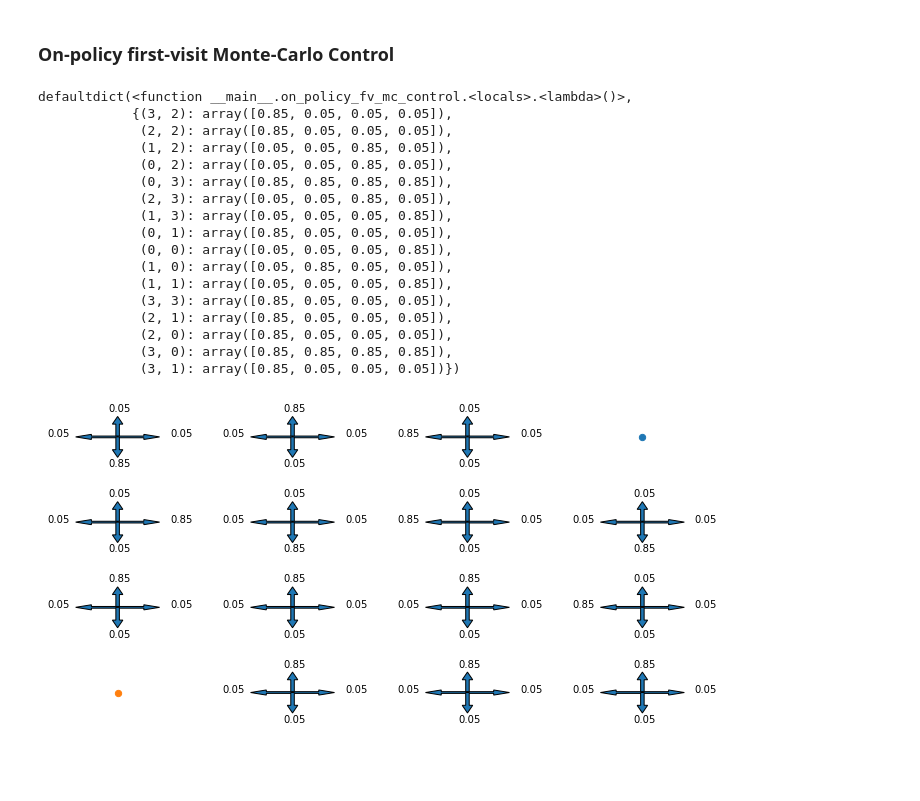
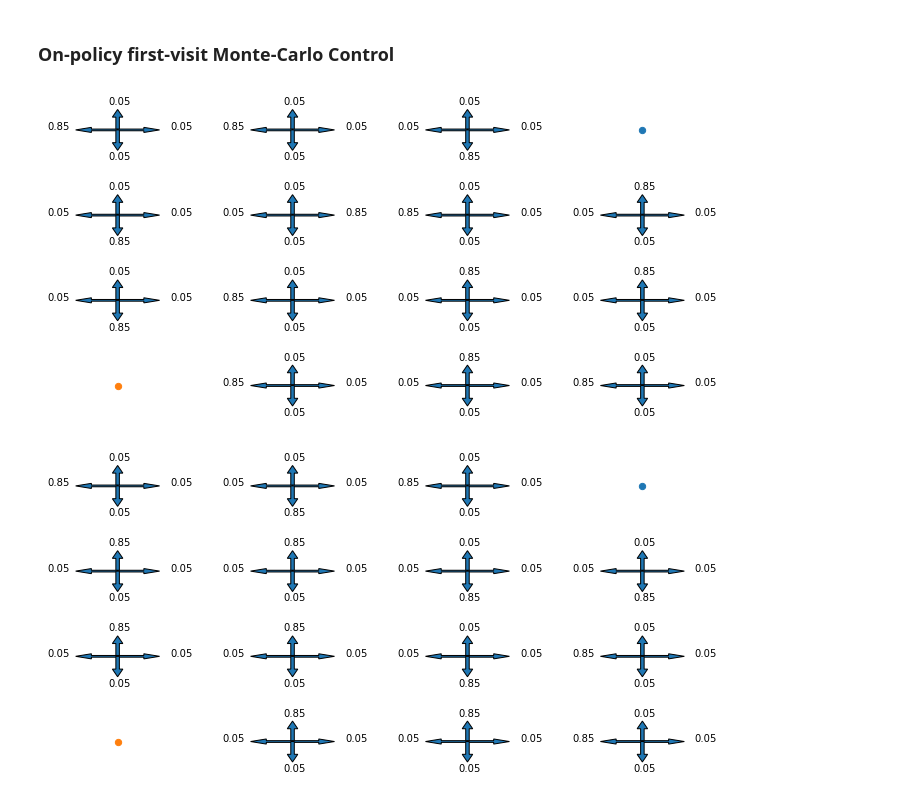
Before and after one commit to StanMey/Adaptive_systems, a Jupyter notebook: assignment2/Model_Free_Control.ipynb, the cells around one changed output. Drawn from its saved outputs; the diff is of its cells as text; code cells hidden in the pictures; blank space fills up the shorter version.

```diff
--- a/assignment2/Model_Free_Control.ipynb
+++ b/assignment2/Model_Free_Control.ipynb
@@ -58,7 +58,8 @@ def generate_episode(env: Maze, q_table, epsilon: float):
     steps.append((pos, (), 0))
     return steps
 # %%
-def on_policy_fv_mc_control(env: Maze, actions: List[str], discount: float = 0.9, epsilon: float = 0.2, n_episodes: int = 1000):
+def on_policy_fv_mc_control(env: Maze, actions: List[str], discount: float = 0.9,
+                            epsilon: float = 0.2, n_episodes: int = 1000):
     """"""
     # set up the qtable and the state-action returns
     policy_Q = defaultdict(lambda: np.zeros(len(actions)))
@@ -95,24 +96,8 @@ def on_policy_fv_mc_control(env: Maze, actions: List[str], discount: float = 0.9
 # %%
 actions = ["up", "right", "left", "down"]
 
-Q = on_policy_fv_mc_control(maze, actions)
-Q
+Q1 = on_policy_fv_mc_control(maze, actions, discount=1.0)
+show_policy(maze, Q1)
 # %% [output]
-defaultdict(<function __main__.on_policy_fv_mc_control.<locals>.<lambda>()>,
-            {(3, 2): array([0.85, 0.05, 0.05, 0.05]),
-             (2, 2): array([0.85, 0.05, 0.05, 0.05]),
-             (1, 2): array([0.05, 0.05, 0.85, 0.05]),
-             (0, 2): array([0.05, 0.05, 0.85, 0.05]),
-             (0, 3): array([0.85, 0.85, 0.85, 0.85]),
-             (2, 3): array([0.05, 0.05, 0.85, 0.05]),
-             (1, 3): array([0.05, 0.05, 0.05, 0.85]),
-             (0, 1): array([0.85, 0.05, 0.05, 0.05]),
-             (0, 0): array([0.05, 0.05, 0.05, 0.85]),
-             (1, 0): array([0.05, 0.85, 0.05, 0.05]),
-             (1, 1): array([0.05, 0.05, 0.05, 0.85]),
-             (3, 3): array([0.85, 0.05, 0.05, 0.05]),
-             (2, 1): array([0.85, 0.05, 0.05, 0.05]),
-             (2, 0): array([0.85, 0.05, 0.05, 0.05]),
-             (3, 0): array([0.85, 0.85, 0.85, 0.85]),
-             (3, 1): array([0.85, 0.05, 0.05, 0.05])})
+[figure, added]
 # %%
```
Also changed, not shown: parts of 9 cells of this notebook, 1 other file.
